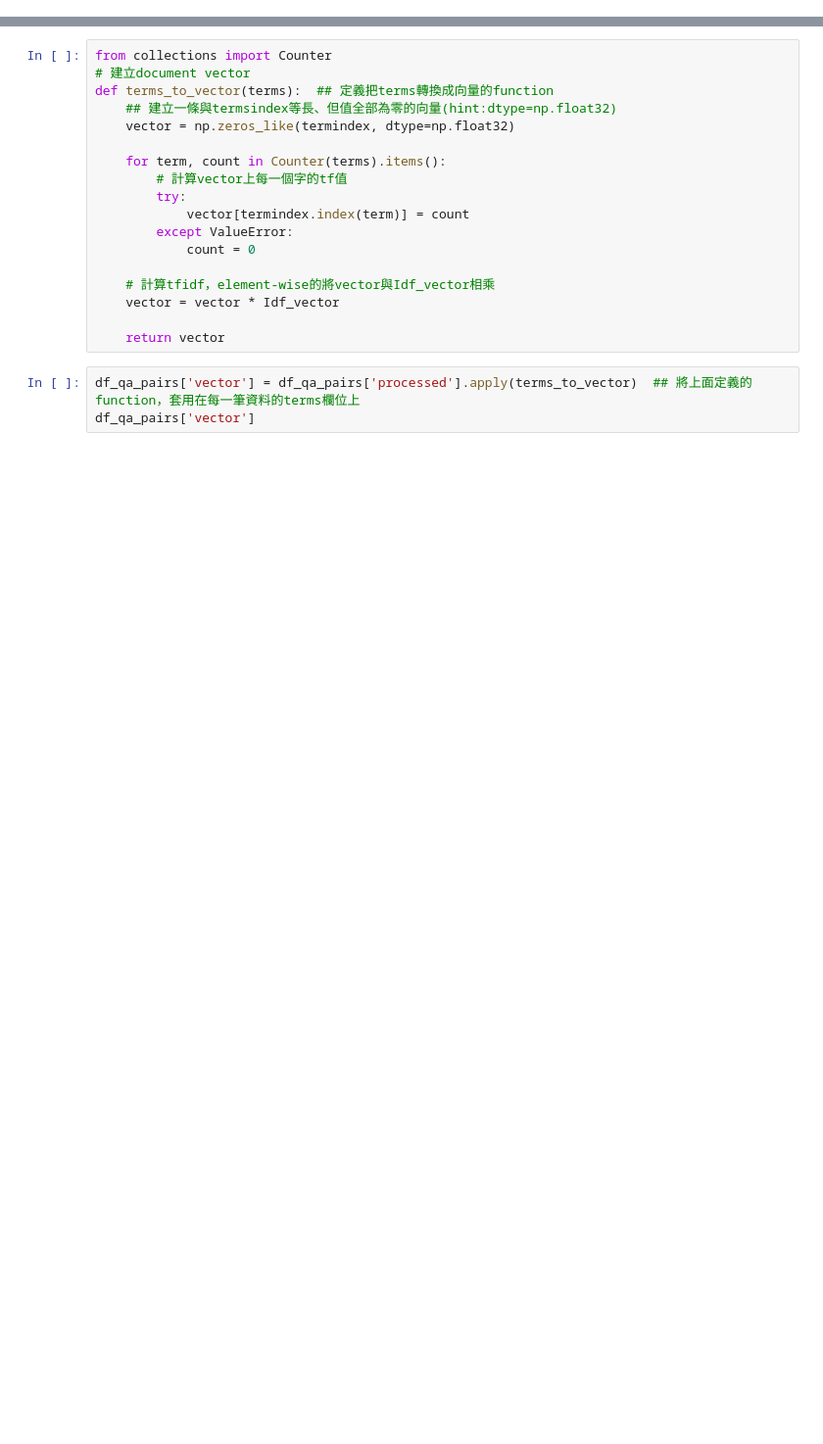
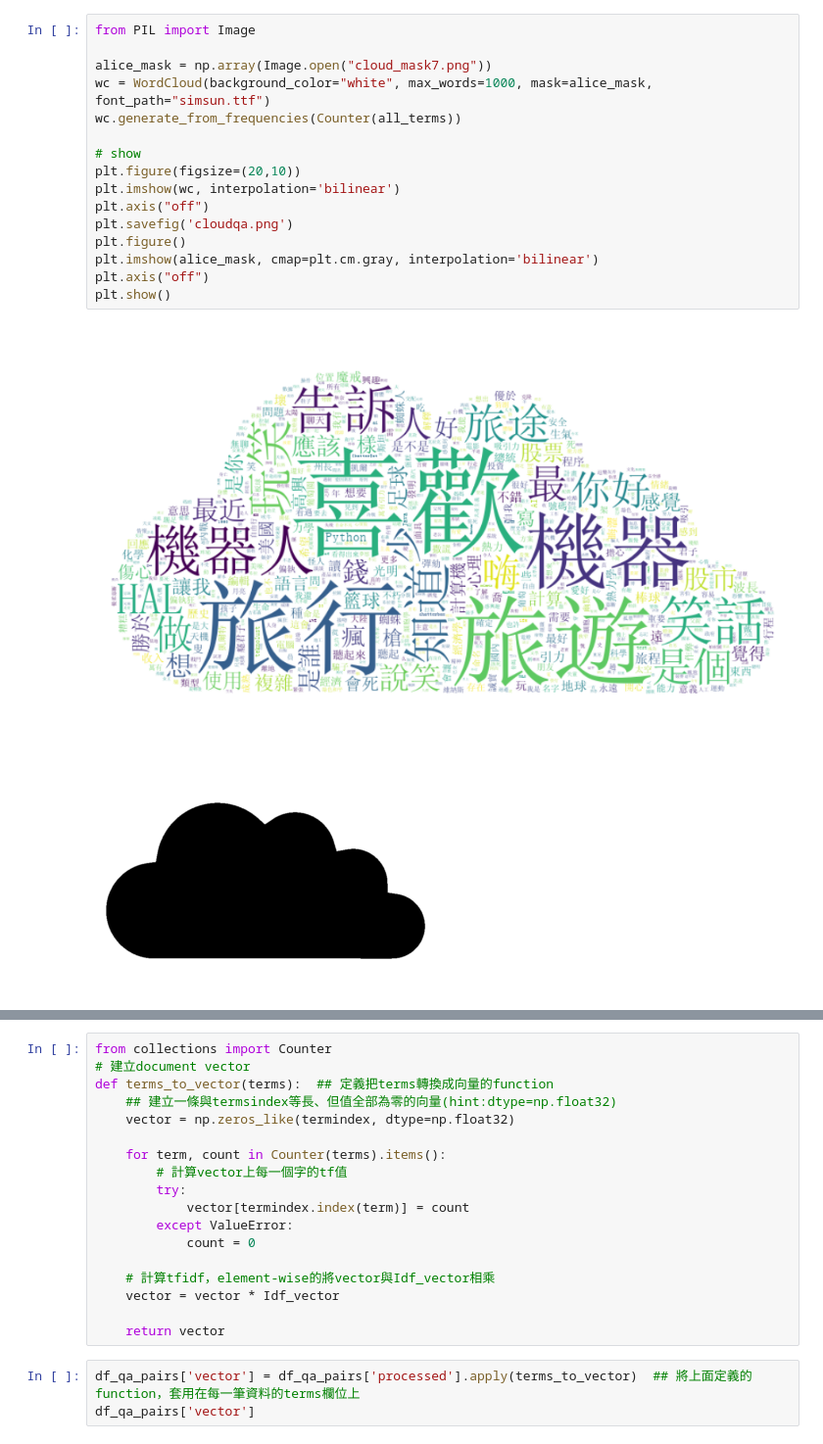
Before and after one commit to Vincent25-Li/5-Final-Project, a Jupyter notebook: chatbot/chatbot_retrieval_chinese_1.0.ipynb, the cells around one changed output, grey strips where cells are left out. Shown at 98% size. Drawn from its saved outputs; the diff is of its cells as text; blank space fills up the shorter version.

```diff
--- a/chatbot/chatbot_retrieval_chinese_1.0.ipynb
+++ b/chatbot/chatbot_retrieval_chinese_1.0.ipynb
@@ -105,3 +103,22 @@ Name: 0, dtype: object
+# %%
+from PIL import Image
+
+alice_mask = np.array(Image.open("cloud_mask7.png"))
+wc = WordCloud(background_color="white", max_words=1000, mask=alice_mask, font_path="simsun.ttf")
+wc.generate_from_frequencies(Counter(all_terms))
+
+# show
+plt.figure(figsize=(20,10))
+plt.imshow(wc, interpolation='bilinear')
+plt.axis("off")
+plt.savefig('cloudqa.png')
+plt.figure()
+plt.imshow(alice_mask, cmap=plt.cm.gray, interpolation='bilinear')
+plt.axis("off")
+plt.show()
+# %% [output]
+[figure, added]
+[figure, added]
 # %%
 # 建立termindex: 將all_terms取出不重複的詞彙，並轉換型別為list(避免順序亂掉)
 termindex = list(set(all_terms))
```
Also changed, not shown: parts of 11 cells of this notebook, 5 other files.
